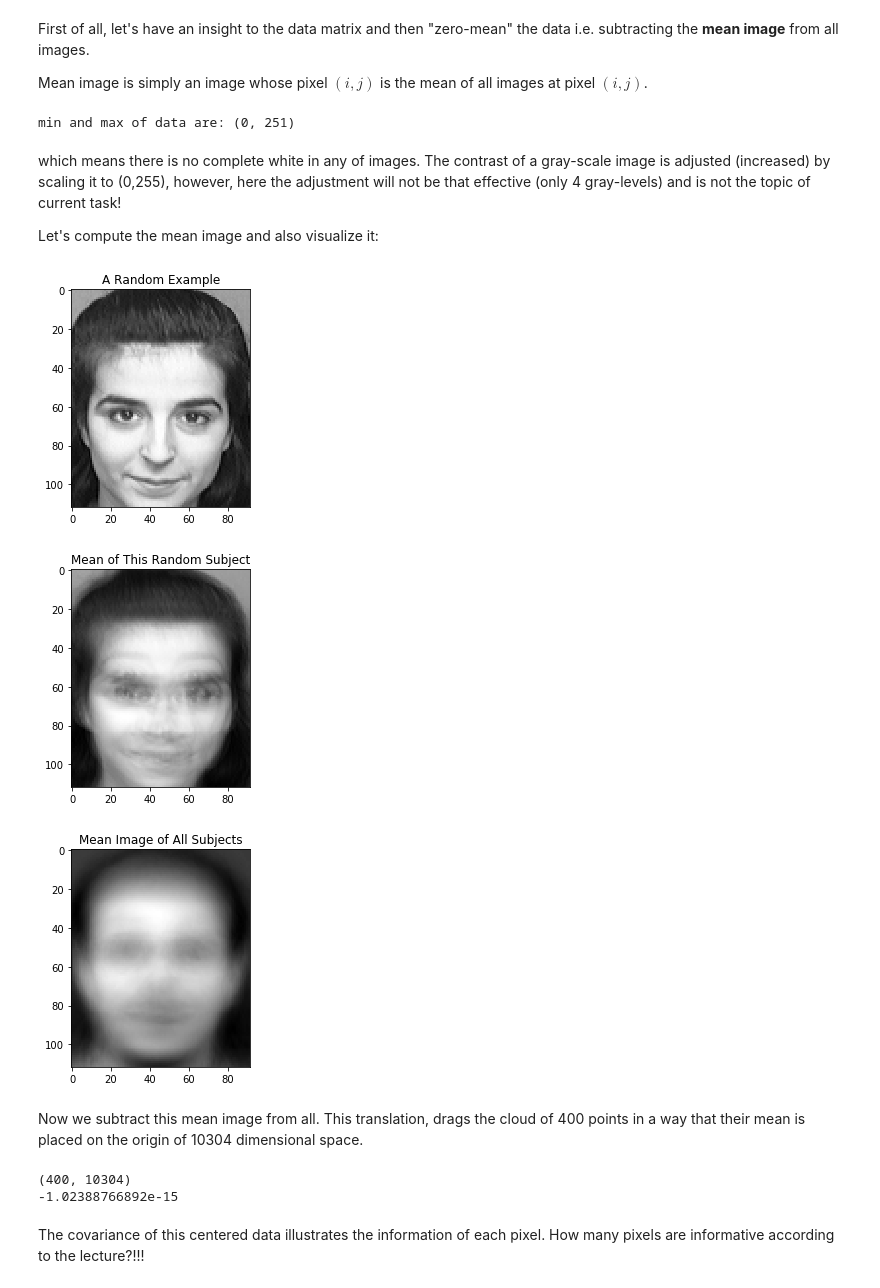
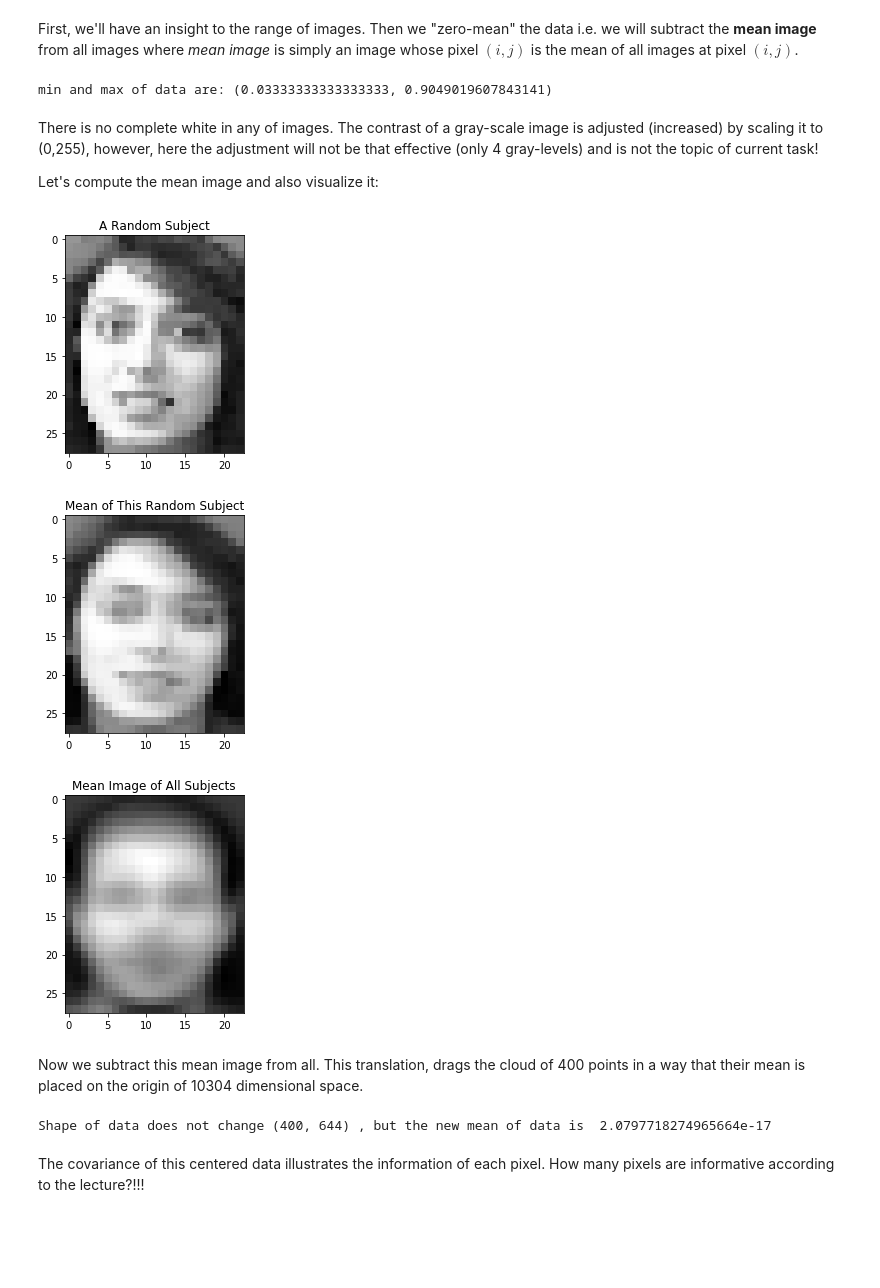
Before and after one commit to kasramsh/Feature-Engineering, a Jupyter notebook: Learning in High-Dimensional Setting/Low Sample Size Problem.ipynb, the cells around one changed output. Drawn from its saved outputs; the diff is of its cells as text; code cells hidden in the pictures; blank space fills up the shorter version.

```diff
--- a/Learning in High-Dimensional Setting/Low Sample Size Problem.ipynb
+++ b/Learning in High-Dimensional Setting/Low Sample Size Problem.ipynb
@@ -15,16 +18,20 @@ Now we read the images. Images will be flattened into a 1d array of size 10304 a
 
 For sake of data overview, we also show one image per person.
 # %%
-data = np.empty((0,10304), int)
+data = np.empty((0,644), int)
 tags = []
+ii = 1
+plt.figure(figsize=(40,25))
 for folder in os.listdir('orl_faces/'):
     if folder != 'README':
         for im in os.listdir('orl_faces/'+folder):
             tags.append(folder)
-            img = plt.imread('orl_faces/'+folder+'/'+im).flatten().reshape(1,10304)
+            img = plt.imread('orl_faces/'+folder+'/'+im)
+            img = resize(img,(112/4,92/4)).flatten().reshape(1,644) # Let's make images small!
             data = np.append(data, img, axis=0)
-        plt.figure(figsize=(5,5))
+        plt.subplot(5,8,ii)
         plt.imshow(plt.imread('orl_faces/'+folder+'/'+im),cmap='gray') # show 1 sample from each subject
-        plt.title('Subject '+folder[1::])
-        plt.show()
+        plt.title('Subject '+ folder[1::])
+        ii += 1
+plt.show()
 # %% [output]
@@ -44,41 +39,38 @@ for folder in os.listdir('orl_faces/'):
 # %% [markdown]
-First of all, let's have an insight to the data matrix and then "zero-mean" the data i.e. subtracting the **mean image** from all images.
-
-Mean image is simply an image whose pixel $(i,j)$ is the mean of all images at pixel $(i,j)$.
+First, we'll have an insight to the range of images. Then we "zero-mean" the data i.e. we will subtract the **mean image** from all images where *mean image* is simply an image whose pixel $(i,j)$ is the mean of all images at pixel $(i,j)$.
 # %%
 print('min and max of data are:', (np.min(data),np.max(data)))
 # %% [output]
-min and max of data are: (0, 251)
+min and max of data are: (0.03333333333333333, 0.9049019607843141)
 # %% [markdown]
-which means there is no complete white in any of images. The contrast of a gray-scale image is adjusted (increased) by scaling it to (0,255), however, here the adjustment will not be that effective (only 4 gray-levels) and is not the topic of current task!
+There is no complete white in any of images. The contrast of a gray-scale image is adjusted (increased) by scaling it to (0,255), however, here the adjustment will not be that effective (only 4 gray-levels) and is not the topic of current task!
 
 Let's compute the mean image and also visualize it:
 # %%
-mean_img = np.mean(data[10:19,:],axis=0)
+random_subject = np.random.randint(40)*10
+mean_img = np.mean(data[random_subject:random_subject+9,:],axis=0)
 plt.figure()
-plt.imshow(data[18,:].reshape(112,92),cmap='gray')
-plt.title('A Random Example')
+plt.imshow(data[random_subject,:].reshape(28,23),cmap='gray')
+plt.title('A Random Subject')
 plt.figure()
-plt.imshow(mean_img.reshape(112,92),cmap='gray')
+plt.imshow(mean_img.reshape(28,23),cmap='gray')
 plt.title('Mean of This Random Subject')
 plt.figure()
 mean_img = np.mean(data,axis=0)
-plt.imshow(mean_img.reshape(112,92),cmap='gray')
+plt.imshow(mean_img.reshape(28,23),cmap='gray')
 plt.title('Mean Image of All Subjects')
 plt.show()
 # %% [output]
-[figure, old version]
+[figure, new version]
-[figure, old version]
+[figure, new version]
-[figure, old version]
+[figure, new version]
 # %% [markdown]
 Now we subtract this mean image from all. This translation, drags the cloud of 400 points in a way that their mean is placed on the origin of 10304 dimensional space.
 # %%
 zero_mean_data = data - mean_img
-print(zero_mean_data.shape)
-print(np.mean(zero_mean_data))
+print('Shape of data does not change',zero_mean_data.shape,', but the new mean of data is ',np.mean(zero_mean_data))
 # %% [output]
-(400, 10304)
--1.02388766892e-15
+Shape of data does not change (400, 644) , but the new mean of data is  2.0797718274965664e-17
 # %% [markdown]
 The covariance of this centered data illustrates the information of each pixel. How many pixels are informative according to the lecture?!!!
 # %%
```
Also changed, not shown: parts of 8 cells of this notebook.
